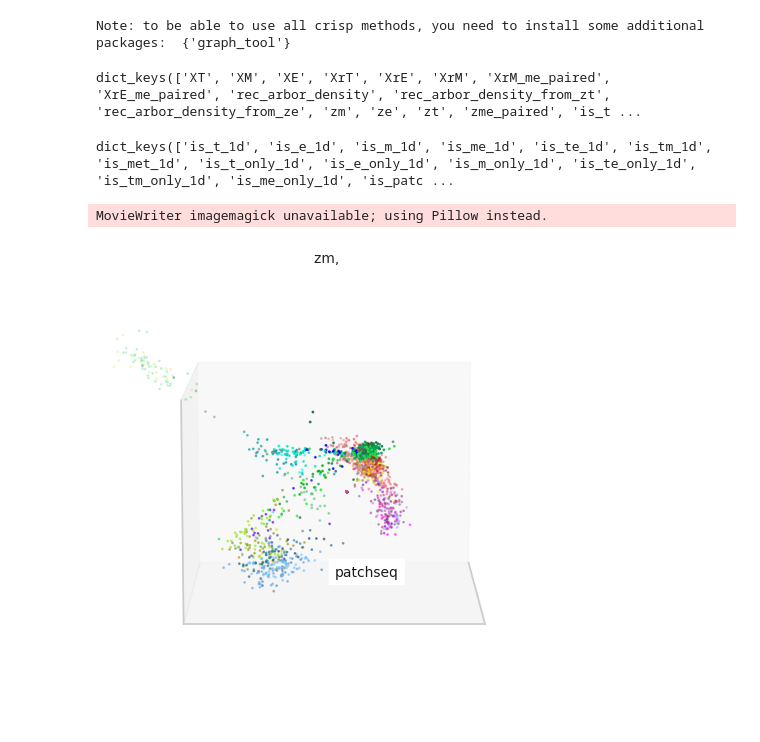
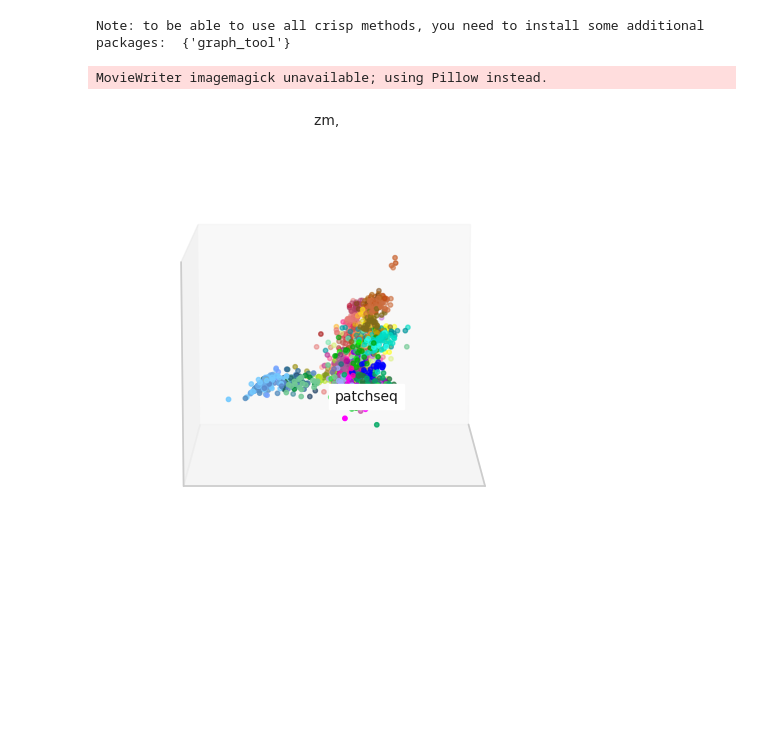
Before and after one commit to AllenInstitute/cplAE_MET, a Jupyter notebook: notebooks/Plot_3d_rotating_representation.ipynb, the cells around one changed output. Saved outputs shown, nothing was run; the diff lists cells and outputs as text; code cells hidden in the pictures; blank space fills up the shorter version.

```diff
--- a/notebooks/Plot_3d_rotating_representation.ipynb
+++ b/notebooks/Plot_3d_rotating_representation.ipynb
@@ -22,7 +22,7 @@ def scatter3(X,col,xlims=(-3,3),ylims=(-3,3),zlims=(-3,3), ps=None, fig=None):
 
     plt.ion()
     ax = fig.add_subplot(111, projection='3d')
-    sc = ax.scatter(X[:,0], X[:,1], X[:,2],s=ps,c=col)
+    sc = ax.scatter(X[:,0], X[:,1], X[:,4],s=ps,c=col)
 
 
     ax.set_xticks([])
@@ -47,31 +44,35 @@ masks = get_all_1d_mask(cpl_10k_output)
-# %%
-cpl_10k_output.keys()
-# %% [output]
-dict_keys(['XT', 'XM', 'XE', 'XrT', 'XrE', 'XrM', 'XrM_me_paired', 'XrE_me_paired', 'rec_arbor_density', 'rec_arbor_density_from_zt', 'rec_arbor_density_from_ze', 'zm', 'ze', 'zt', 'zme_paired', 'is_t ...
-# %%
-masks.keys()
-# %% [output]
-dict_keys(['is_t_1d', 'is_e_1d', 'is_m_1d', 'is_me_1d', 'is_te_1d', 'is_tm_1d', 'is_met_1d', 'is_t_only_1d', 'is_e_only_1d', 'is_m_only_1d', 'is_te_only_1d', 'is_tm_only_1d', 'is_me_only_1d', 'is_patc ...
+# %%
+
+output = load_exp_output(exp_name="TEM_13k_5d_M120x4_2conv_10_10", pkl_file="Results_trial_650.pkl")
+
+output['platform'] = np.array(["EM" if i==1 else "patchseq" for i in output['platform']])
+# %%
+masks = get_all_1d_mask(output)
 # %%
 fig = plt.figure(figsize=(5,5))
 
 
 def get_col(i, emb_platforms):
-    cell_class = ["patchseq", 'fMOST', "EM", "ME"]
-    cell_class_ind = np.digitize(i%360, [90, 180,270, 360], right=True)
-    ind = np.array([True if cell_class[cell_class_ind]==plat.rstrip() else False for plat in emb_platforms])
-    return cell_class[cell_class_ind], ind
+    # cell_class = ["patchseq", 'fMOST', "EM", "ME"]
+    cell_class = ["patchseq", "EM"]
+    # cell_class_ind = np.digitize(i%360, [90, 180, 270, 360], right=True)
+    cell_class_ind = np.digitize(i%360, [180, 360], right=True)
+    return cell_class[cell_class_ind]
 
 
-def update_m_platform(i, emb, emb_color, emb_mask, emb_platforms, title, xlims=(-3,3), ylims=(-3,3), zlims=(-3,3)):
+def update_m_platform(i, emb, emb_color, patch_tm_mask, emb_platforms, title, xlims=(-5,5), ylims=(-5,5), zlims=(-5,5)):
     fig.clear(True)
 
-    cell_label, lable_mask = get_col(i, emb_platforms)
+    cell_label = get_col(i, emb_platforms)
+    if cell_label == "EM":
+        mask1 = np.array([True if plat=="EM" else False for plat in emb_platforms])
+        mask = np.logical_or(mask1, patch_tm_mask)
+    else:
+        mask = patch_tm_mask
     txt_xyz = [4,0,0]
-    mask = np.logical_or(emb_mask, lable_mask)
-    point_size = np.array([1 for i in range(emb.shape[0])])
+    point_size = np.array([10 for i in range(emb.shape[0])])
     if cell_label != "patchseq":
-        point_size[lable_mask] = 10
+        point_size[mask1] = 1
 
     ax,_ = scatter3(emb[mask],
                     emb_color[mask],
@@ -97,7 +98,7 @@ def update_m_platform(i, emb, emb_color, emb_mask, emb_platforms, title, xlims=(
     return
 
 
-def update_view(i, emb, emb_color, mask, title, xlims=(-3,3), ylims=(-3,3), zlims=(-3,3)):
+def update_view(i, emb, emb_color, mask, title, xlims=(-5,5), ylims=(-5,5), zlims=(-5,5)):
     fig.clear(True)
     point_size = np.array([1 for i in range(emb.shape[0])])
 
@@ -109,36 +110,36 @@ def update_view(i, emb, emb_color, mask, title, xlims=(-3,3), ylims=(-3,3), zlim
                     fig=fig,
                     ps=point_size[mask])
 
     ax.set_title(title, size=10)
 
     ax.view_init(elev=10., azim=i)
     plt.tight_layout()
     fig.canvas.draw()
     fig.canvas.flush_events()
     return
 
 anim = FuncAnimation(fig,
                      update_m_platform,
-                     fargs=(cpl_10k_output['zm'],
-                            cpl_10k_output['cluster_color'],
+                     fargs=(output['zm'],
+                            output['cluster_color'],
                             masks['is_tm_1d'],
-                            cpl_10k_output['platform'],
+                            output['platform'],
                             "zm, "),
                     frames=np.arange(0, 360, 2),
                     interval=50)
 
 # anim = FuncAnimation(fig,
 #                      update_view,
 #                      fargs=(cpl_10k_output['zt'],
 #                             cpl_10k_output['cluster_color'],
 #                             masks['is_t_1d'],
 #                             "zt, 6590 Patchseq t_cells"),
 #                     frames=np.arange(0, 360, 2),
 #                     interval=50)
 
 
-anim.save("/home/fahimehb/Local/new_codes/cplAE_MET/data/results/anim/platforms_v0.gif", dpi=200, writer='imagemagick')
+anim.save("TEM_13k_5d_M120x4_2conv_10_10_trail_650_v2.gif", dpi=200, writer='imagemagick')
 # %% [output]
 MovieWriter imagemagick unavailable; using Pillow instead.
-[figure, old version]
+[figure, new version]
 # %% [markdown]
```
Also changed, not shown: parts of 2 cells of this notebook, 12 other files.
